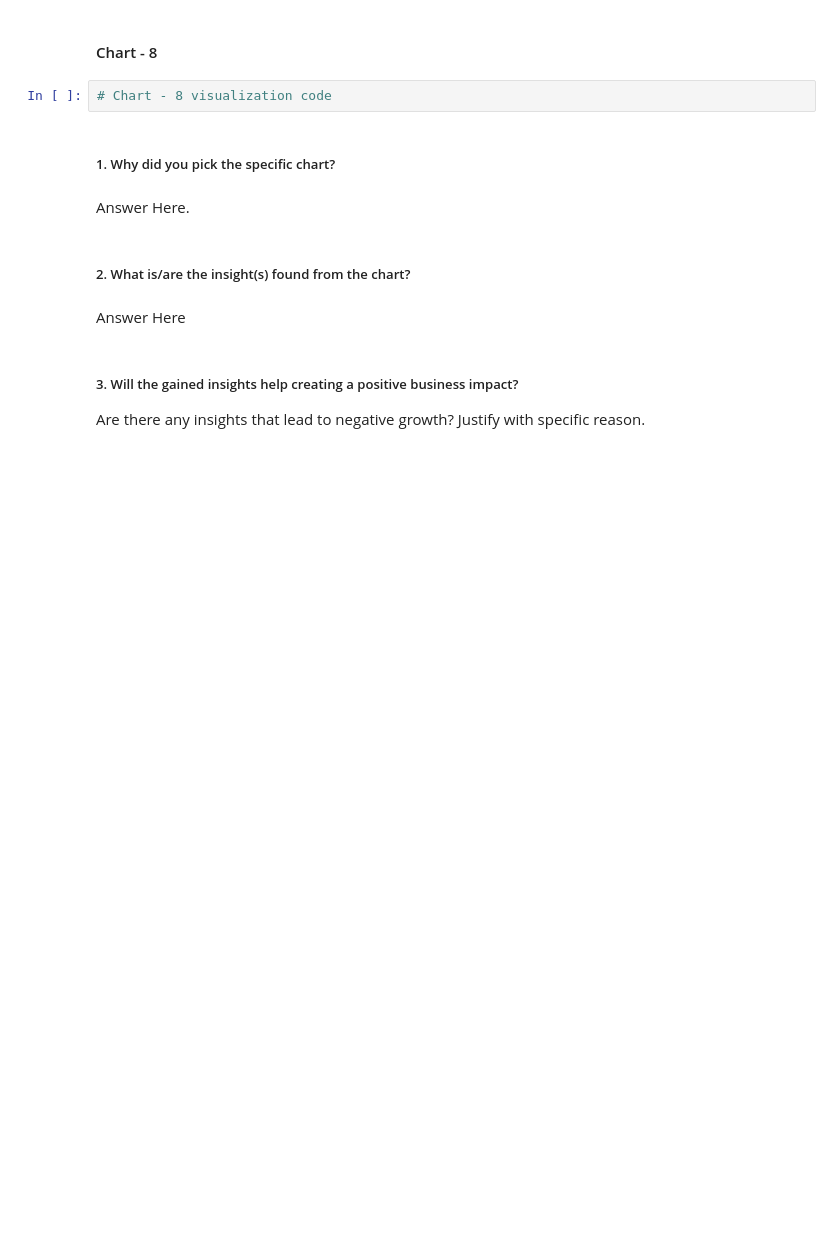
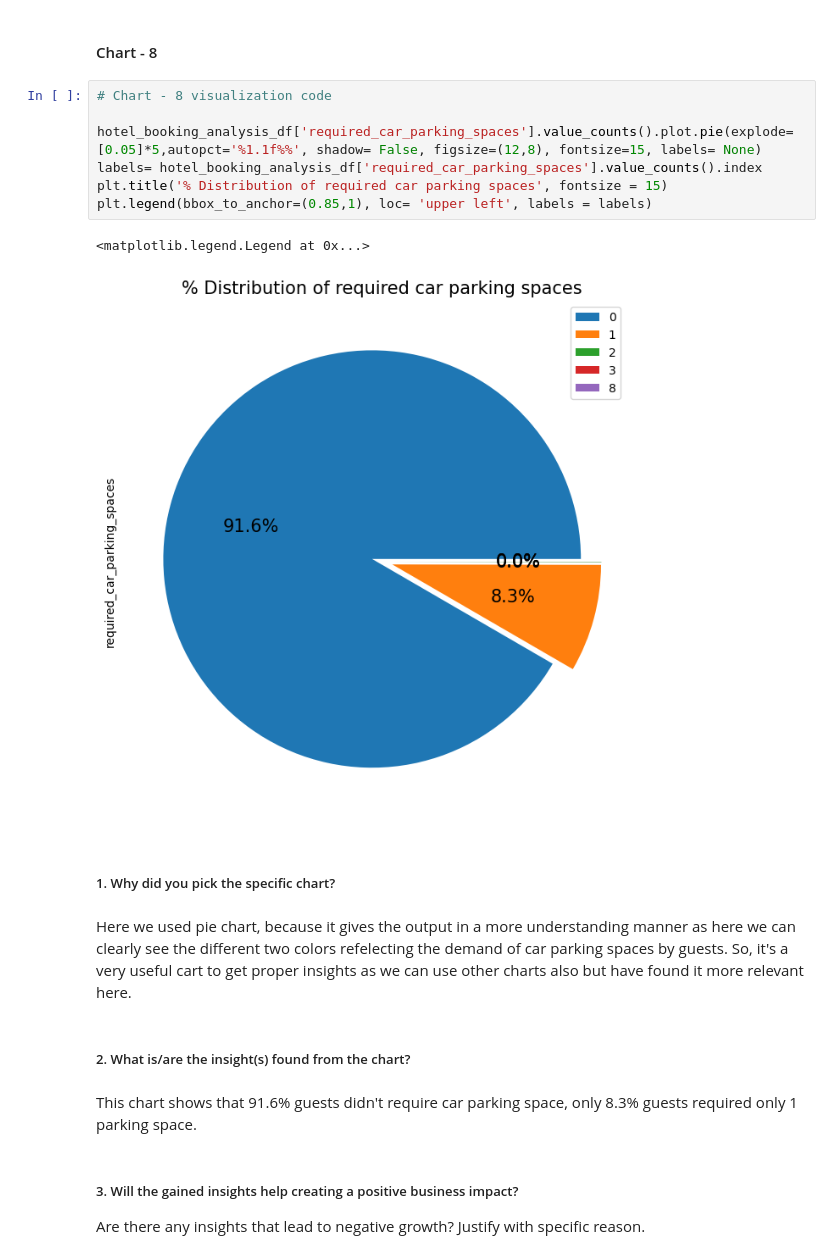
Before and after one commit to lovbundela240/EDA---Hotel-Booking-Analysis_ipynb, a Jupyter notebook: EDA_Hotel_Booking_Analysis.ipynb, the cells around one changed output. Drawn from its saved outputs; the diff is of its cells as text; blank space fills up the shorter version.

```diff
--- a/EDA_Hotel_Booking_Analysis.ipynb
+++ b/EDA_Hotel_Booking_Analysis.ipynb
@@ -847,16 +847,24 @@ Are there any insights that lead to negative growth? Justify with specific reaso
 Answer Here
 # %% [markdown]
 #### Chart - 8
-# %%
-# Chart - 8 visualization code
+# %%
+# Chart - 8 visualization code
+
+hotel_booking_analysis_df['required_car_parking_spaces'].value_counts().plot.pie(explode=[0.05]*5,autopct='%1.1f%%', shadow= False, figsize=(12,8), fontsize=15, labels= None)
+labels= hotel_booking_analysis_df['required_car_parking_spaces'].value_counts().index
+plt.title('% Distribution of required car parking spaces', fontsize = 15)
+plt.legend(bbox_to_anchor=(0.85,1), loc= 'upper left', labels = labels)
+# %% [output]
+<matplotlib.legend.Legend at 0x...>
+[figure, added]
 # %% [markdown]
 ##### 1. Why did you pick the specific chart?
-# %% [markdown]
-Answer Here.
+# %% [markdown]
+Here we used pie chart, because it gives the output in a more understanding manner as here we can clearly see the different two colors refelecting the demand of car parking spaces by guests. So, it's a very useful cart to get proper insights as we can use other charts also but have found it more relevant here.
 # %% [markdown]
 ##### 2. What is/are the insight(s) found from the chart?
-# %% [markdown]
-Answer Here
+# %% [markdown]
+This chart shows that 91.6% guests didn't require car parking space, only 8.3% guests required only 1 parking space.
 # %% [markdown]
 ##### 3. Will the gained insights help creating a positive business impact?
 Are there any insights that lead to negative growth? Justify with specific reason.
```
Also changed, not shown: parts of 18 cells of this notebook.
